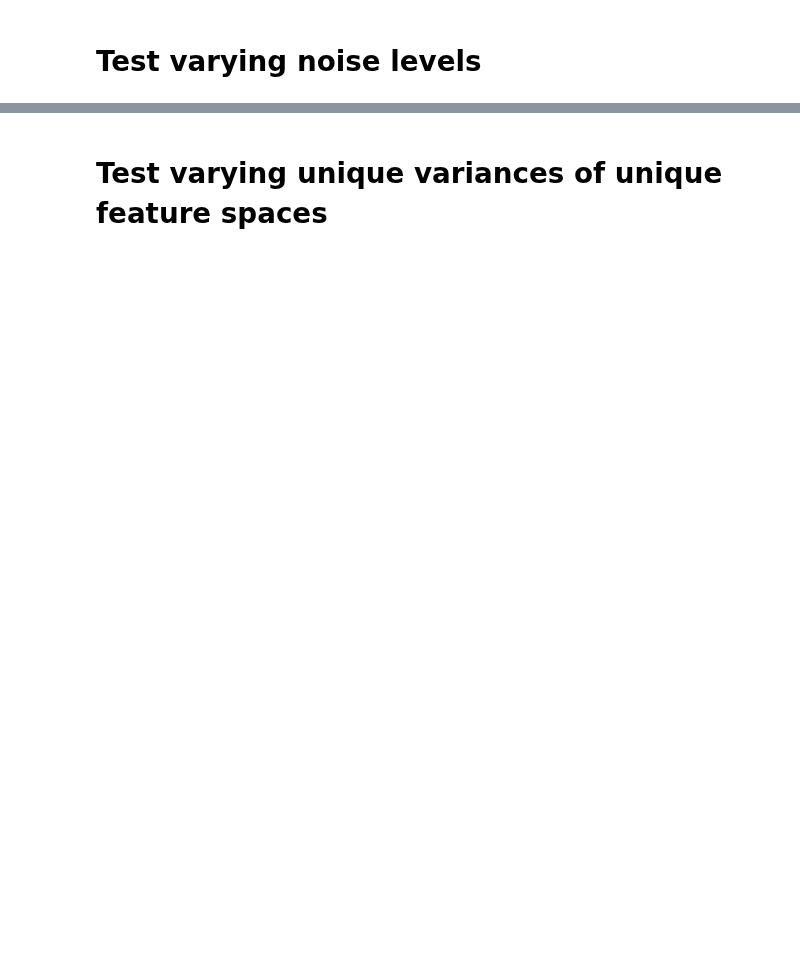
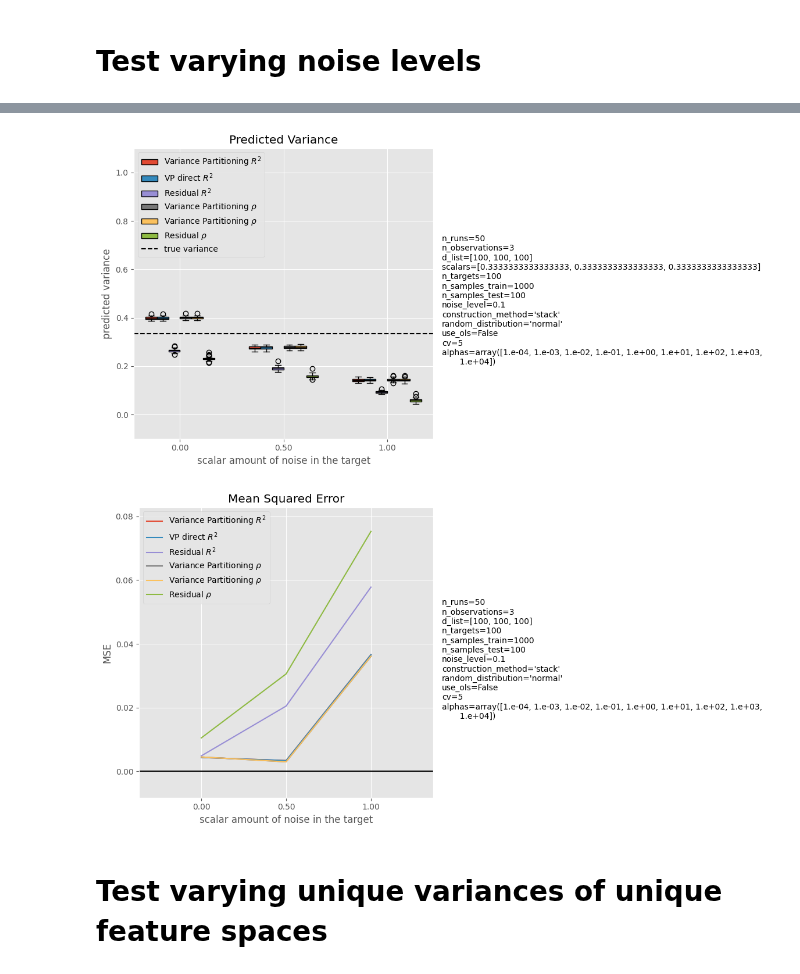
Before and after one commit to leo-schultheiss/compare_variance_residual, a Jupyter notebook: compare_variance_residual/simulated/comparison.ipynb, the cells around one changed output, grey strips where cells are left out. Drawn from its saved outputs; the diff is of its cells as text; code cells hidden in the pictures; blank space fills up the shorter version.

```diff
--- a/compare_variance_residual/simulated/comparison.ipynb
+++ b/compare_variance_residual/simulated/comparison.ipynb
@@ -222,6 +191,9 @@ saving residual_rho
 # %%
-# plot_experiment(variable_name, noise_levels, results, result_names,
-#                 save_dir=get_experiment_dir(variable_name, **variables), **variables)
+plot_experiment(variable_name, noise_levels, results, display_names,
+                save_dir=get_experiment_dir(variable_name, **variables), **variables)
+# %% [output]
+[figure, added]
+[figure, added]
 # %% [markdown]
 # Test varying unique variances of unique feature spaces
 # %%
```
Also changed, not shown: parts of 20 cells of this notebook, 2 other files.
